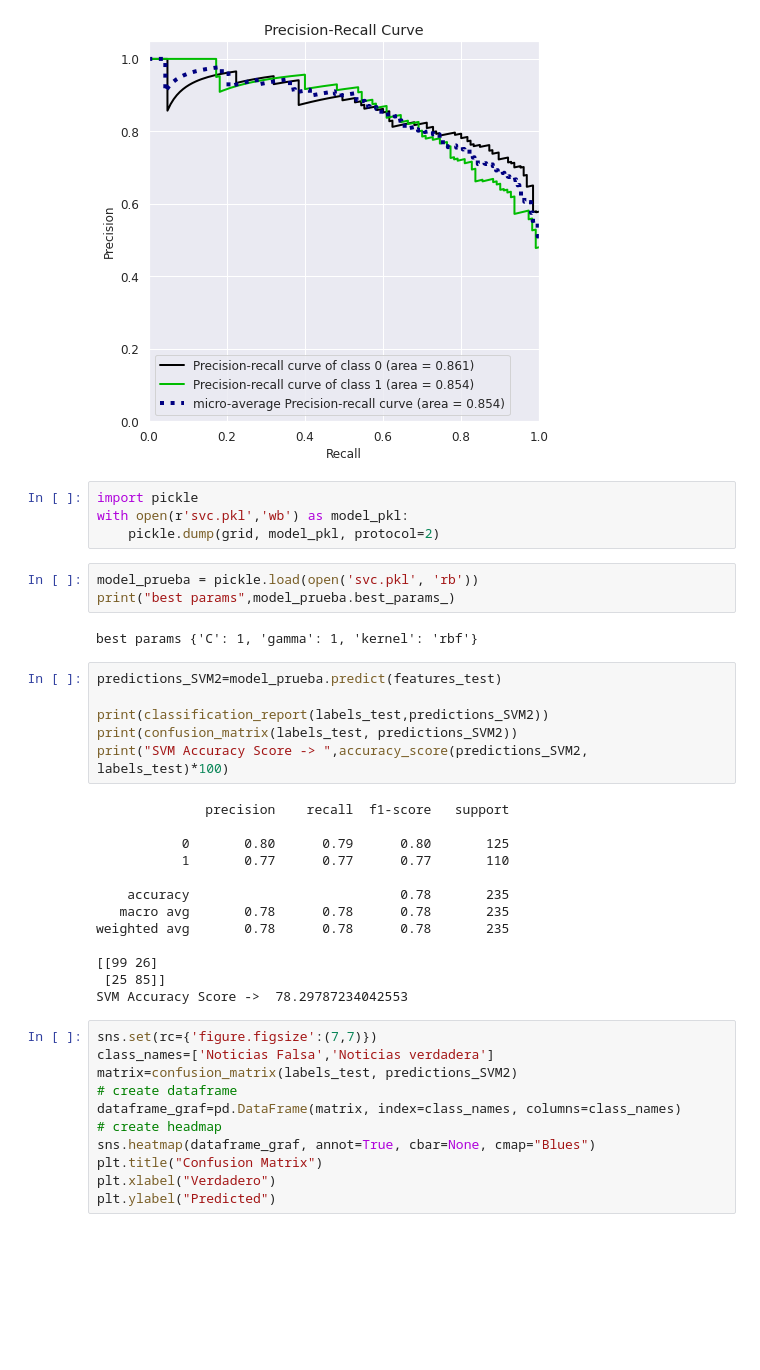
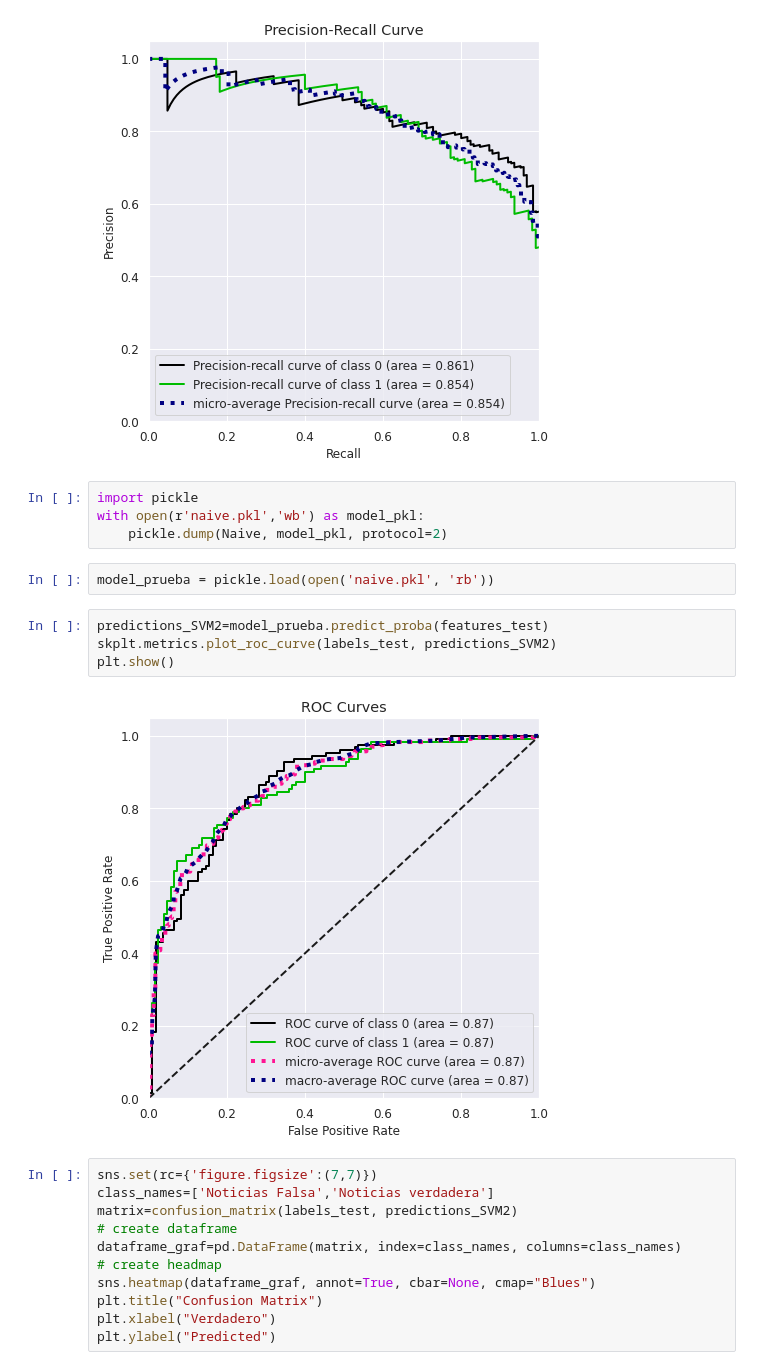
Before and after one commit to jmontano1987/pdg, a Jupyter notebook: Proyecto_de_Grado.ipynb, the cells around one changed output. Drawn from its saved outputs; the diff is of its cells as text; blank space fills up the shorter version.

```diff
--- a/Proyecto_de_Grado.ipynb
+++ b/Proyecto_de_Grado.ipynb
@@ -925,32 +941,16 @@ skplt.metrics.plot_precision_recall(labels_test,y_pred_proba)
 [figure]
 # %%
 import pickle
-with open(r'svc.pkl','wb') as model_pkl:
-    pickle.dump(grid, model_pkl, protocol=2)
+with open(r'naive.pkl','wb') as model_pkl:
+    pickle.dump(Naive, model_pkl, protocol=2)
 # %%
-model_prueba = pickle.load(open('svc.pkl', 'rb'))
-print("best params",model_prueba.best_params_)
+model_prueba = pickle.load(open('naive.pkl', 'rb'))
-# %% [output]
-best params {'C': 1, 'gamma': 1, 'kernel': 'rbf'}
-# %%
-predictions_SVM2=model_prueba.predict(features_test)
-
-print(classification_report(labels_test,predictions_SVM2))
-print(confusion_matrix(labels_test, predictions_SVM2))
-print("SVM Accuracy Score -> ",accuracy_score(predictions_SVM2, labels_test)*100)
-# %% [output]
-              precision    recall  f1-score   support
-
-           0       0.80      0.79      0.80       125
-           1       0.77      0.77      0.77       110
-
-    accuracy                           0.78       235
-   macro avg       0.78      0.78      0.78       235
-weighted avg       0.78      0.78      0.78       235
-
-[[99 26]
- [25 85]]
-SVM Accuracy Score ->  78.29787234042553
+# %%
+predictions_SVM2=model_prueba.predict_proba(features_test)
+skplt.metrics.plot_roc_curve(labels_test, predictions_SVM2)
+plt.show()
+# %% [output]
+[figure, added]
 # %%
 sns.set(rc={'figure.figsize':(7,7)})
 class_names=['Noticias Falsa','Noticias verdadera']
```
Also changed, not shown: parts of 19 cells of this notebook.
